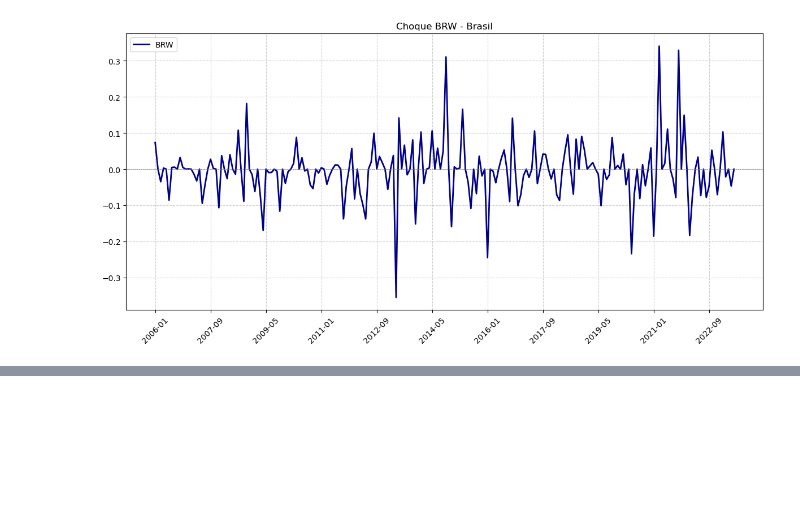
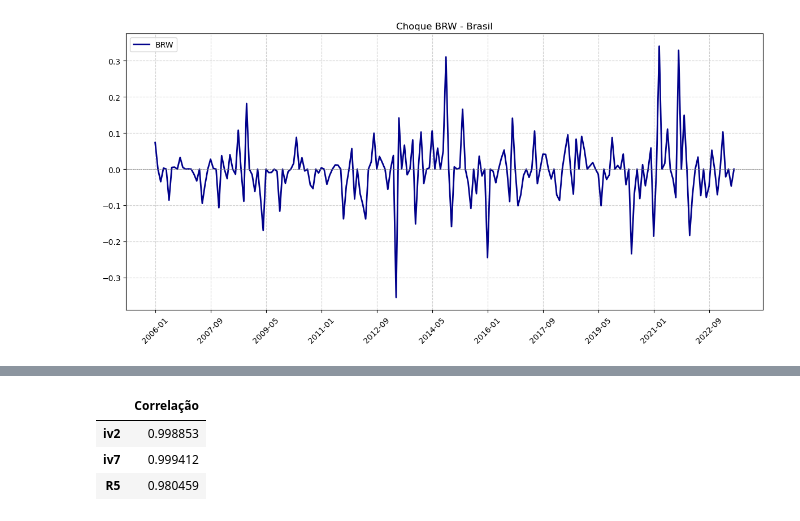
Before and after one commit to araujogab/Monetary-Shocks, a Jupyter notebook: Brasil/BRW/BRW_BR.ipynb, the cells around one changed output, grey strips where cells are left out. Drawn from its saved outputs; the diff is of its cells as text; code cells hidden in the pictures; blank space fills up the shorter version.

```diff
--- a/Brasil/BRW/BRW_BR.ipynb
+++ b/Brasil/BRW/BRW_BR.ipynb
@@ -501,0 +516,17 @@ subset_data.to_excel(output_file, index=False)
+# %%
+
+robustness = {
+    'iv2': data_monthly['BRW_daily'].corr(data_monthly['BRW_daily_iv2']),
+    'iv7': data_monthly['BRW_daily'].corr(data_monthly['BRW_daily_iv7']),
+    'R5': data_monthly['BRW_daily'].corr(data_monthly['BRW_daily_R5']),
+}
+
+rob = pd.DataFrame.from_dict(robustness, orient='index', columns=['Correlação'])
+
+# Imprimir o DataFrame
+rob
+# %% [output]
+|  | Correlação |
+| iv2 | 0.998853 |
+| iv7 | 0.999412 |
+| R5 | 0.980459 |
```
Also changed, not shown: parts of 13 cells of this notebook.
